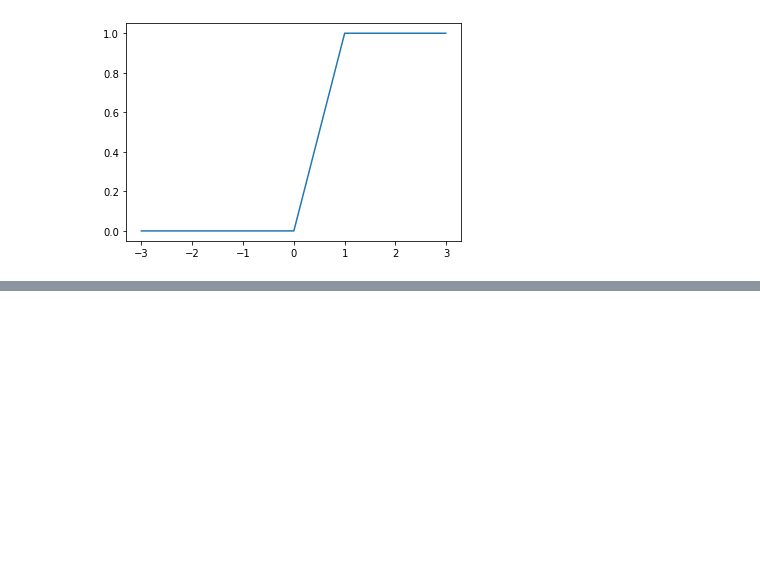
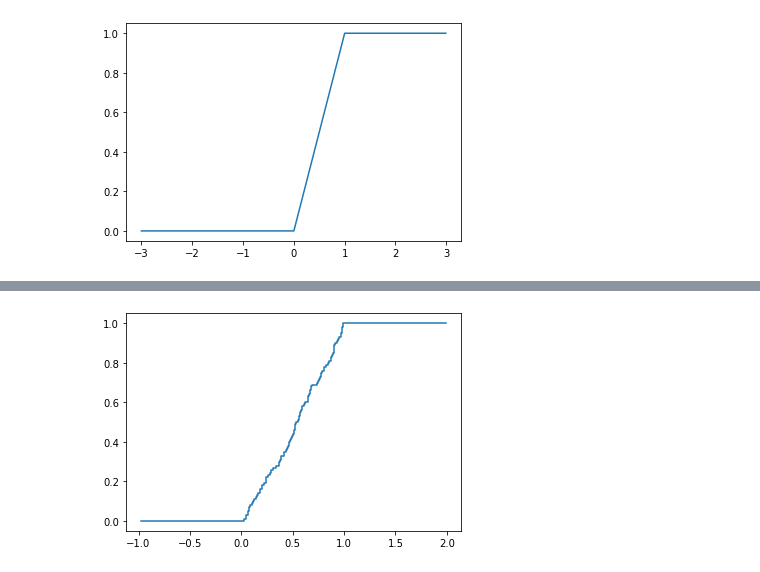
Before and after one commit to PAYRAULT/MPI, a Jupyter notebook: MEU303 - Proba/TP/TP2.ipynb, the cells around one changed output, grey strips where cells are left out. Drawn from its saved outputs; the diff is of its cells as text; code cells hidden in the pictures; blank space fills up the shorter version.

```diff
--- a/MEU303 - Proba/TP/TP2.ipynb
+++ b/MEU303 - Proba/TP/TP2.ipynb
@@ -33,0 +86,6 @@ plt.show()
+# %%
+# echantillon de 100
+plt.step(x100, y100, where='post')
+plt.show()
+# %% [output]
+[figure, added]
```
Also changed, not shown: parts of 12 cells of this notebook, 6 other files.
